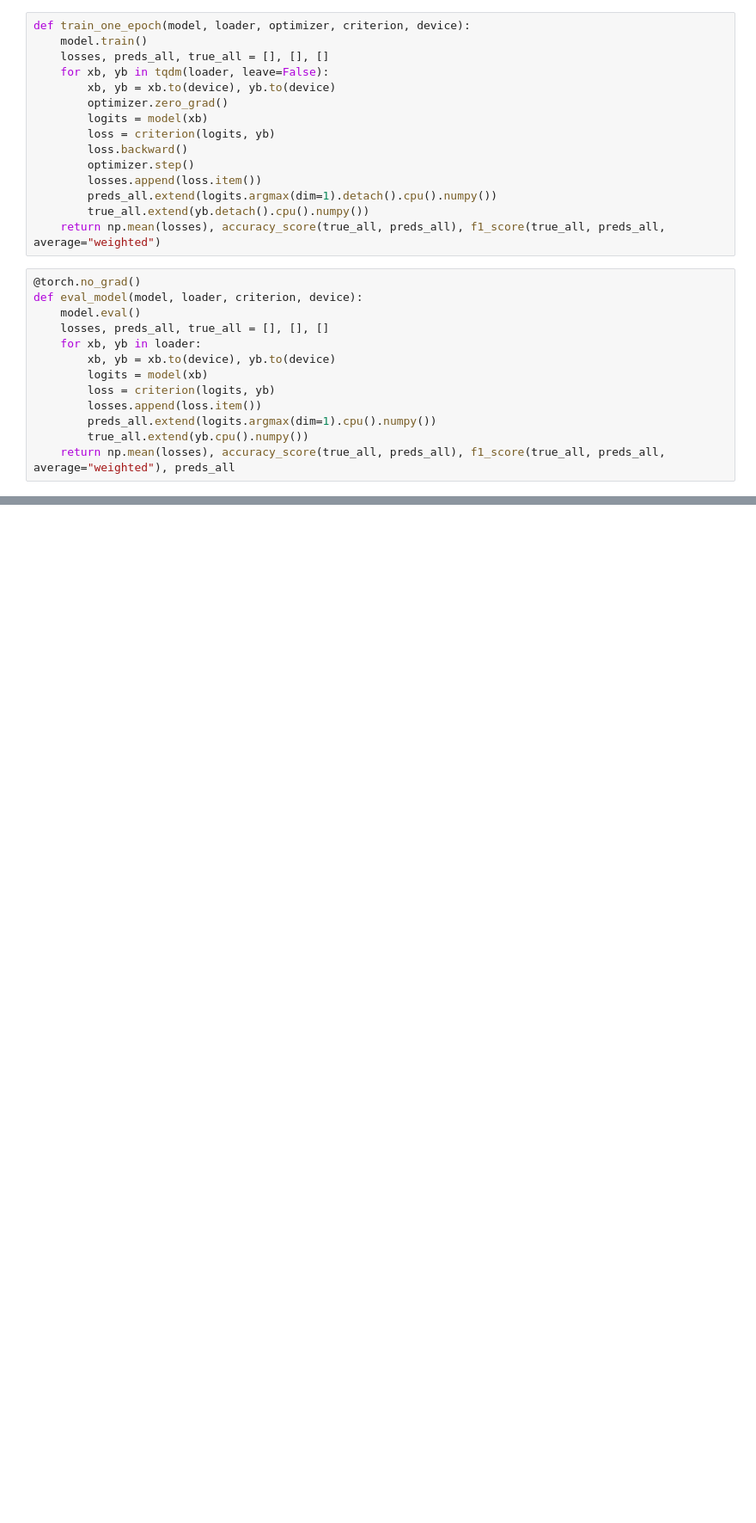
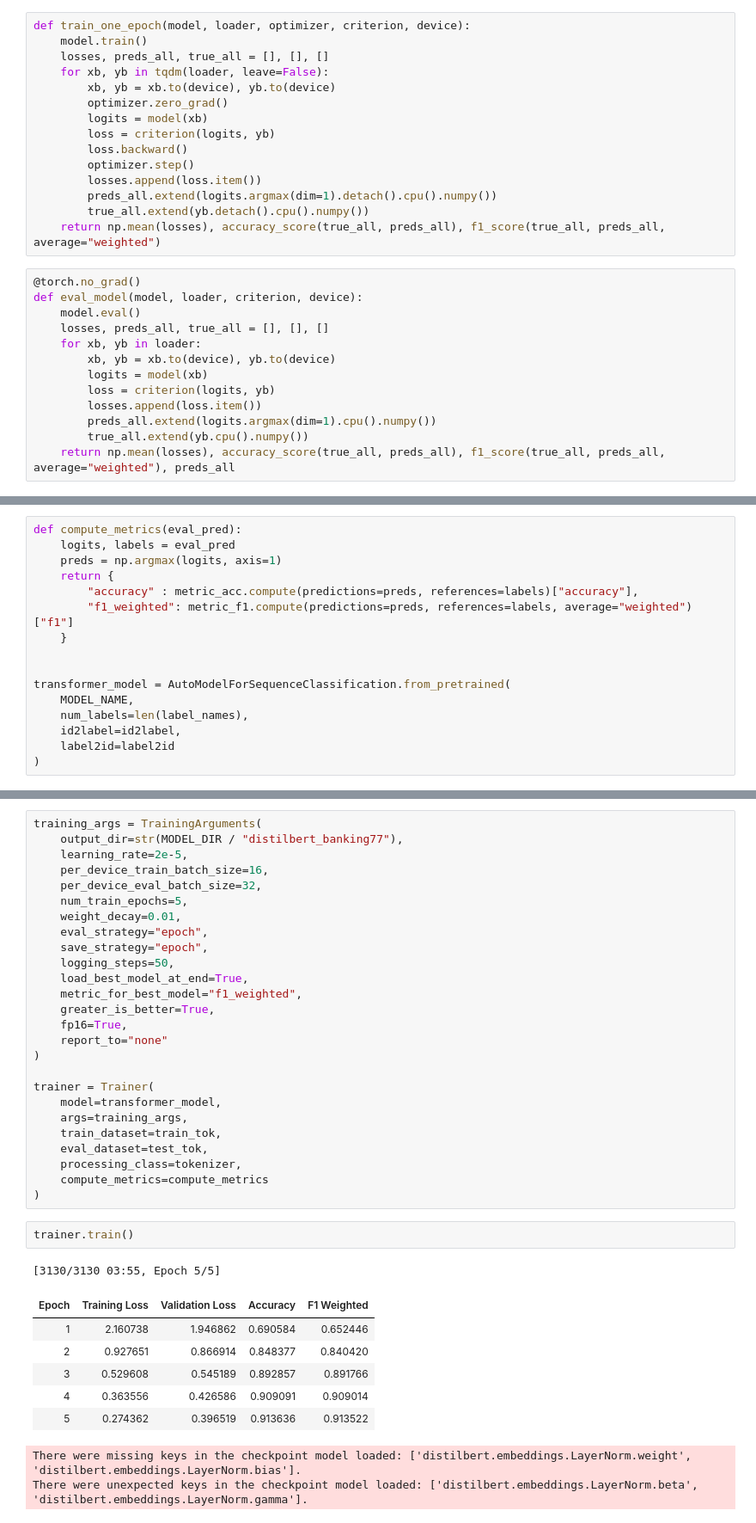
Before and after one commit to mdmohsin212/Kaggle-competitions, a Jupyter notebook: Support Ticket Intelligence/notebook/support_ticket.ipynb, the cells around one changed output, grey strips where cells are left out. Shown at 86% size. Drawn from its saved outputs; the diff is of its cells as text; blank space fills up the shorter version.

Commit message:
Fine tune Distilbert

```diff
--- a/Support Ticket Intelligence/notebook/support_ticket.ipynb
+++ b/Support Ticket Intelligence/notebook/support_ticket.ipynb
@@ -417,0 +438,16 @@ BiLSTM Weighted F1: 0.1079
+# %%
+def compute_metrics(eval_pred):
+    logits, labels = eval_pred
+    preds = np.argmax(logits, axis=1)
+    return {
+        "accuracy" : metric_acc.compute(predictions=preds, references=labels)["accuracy"],
+        "f1_weighted": metric_f1.compute(predictions=preds, references=labels, average="weighted")["f1"]
+    }
+
+
+transformer_model = AutoModelForSequenceClassification.from_pretrained(
+    MODEL_NAME,
+    num_labels=len(label_names),
+    id2label=id2label,
+    label2id=label2id
+)
@@ -417,0 +471,38 @@ BiLSTM Weighted F1: 0.1079
+# %%
+training_args = TrainingArguments(
+    output_dir=str(MODEL_DIR / "distilbert_banking77"),
+    learning_rate=2e-5,
+    per_device_train_batch_size=16,
+    per_device_eval_batch_size=32,
+    num_train_epochs=5,
+    weight_decay=0.01,
+    eval_strategy="epoch",
+    save_strategy="epoch",
+    logging_steps=50,
+    load_best_model_at_end=True,
+    metric_for_best_model="f1_weighted",
+    greater_is_better=True,
+    fp16=True,
+    report_to="none"
+)
+
+trainer = Trainer(
+    model=transformer_model,
+    args=training_args,
+    train_dataset=train_tok,
+    eval_dataset=test_tok,
+    processing_class=tokenizer,
+    compute_metrics=compute_metrics
+)
+# %%
+trainer.train()
+# %% [output]
+[3130/3130 03:55, Epoch 5/5]
+| Epoch | Training Loss | Validation Loss | Accuracy | F1 Weighted |
+| 1 | 2.160738 | 1.946862 | 0.690584 | 0.652446 |
+| 2 | 0.927651 | 0.866914 | 0.848377 | 0.840420 |
+| 3 | 0.529608 | 0.545189 | 0.892857 | 0.891766 |
+| 4 | 0.363556 | 0.426586 | 0.909091 | 0.909014 |
+| 5 | 0.274362 | 0.396519 | 0.913636 | 0.913522 |
+There were missing keys in the checkpoint model loaded: ['distilbert.embeddings.LayerNorm.weight', 'distilbert.embeddings.LayerNorm.bias'].
+There were unexpected keys in the checkpoint model loaded: ['distilbert.embeddings.LayerNorm.beta', 'distilbert.embeddings.LayerNorm.gamma'].
```
Also changed, not shown: parts of 10 cells of this notebook.
